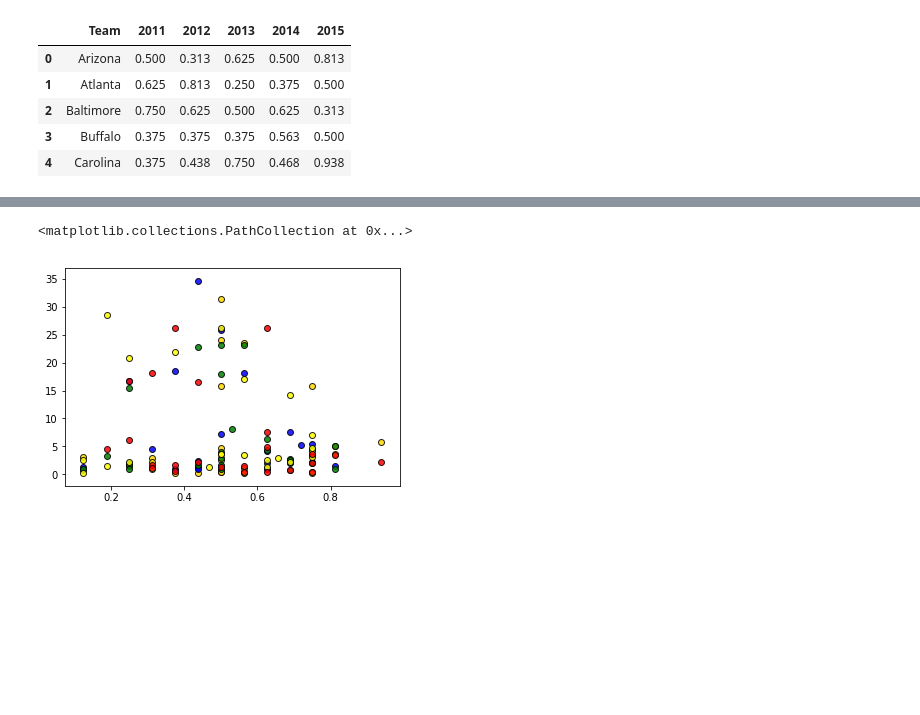
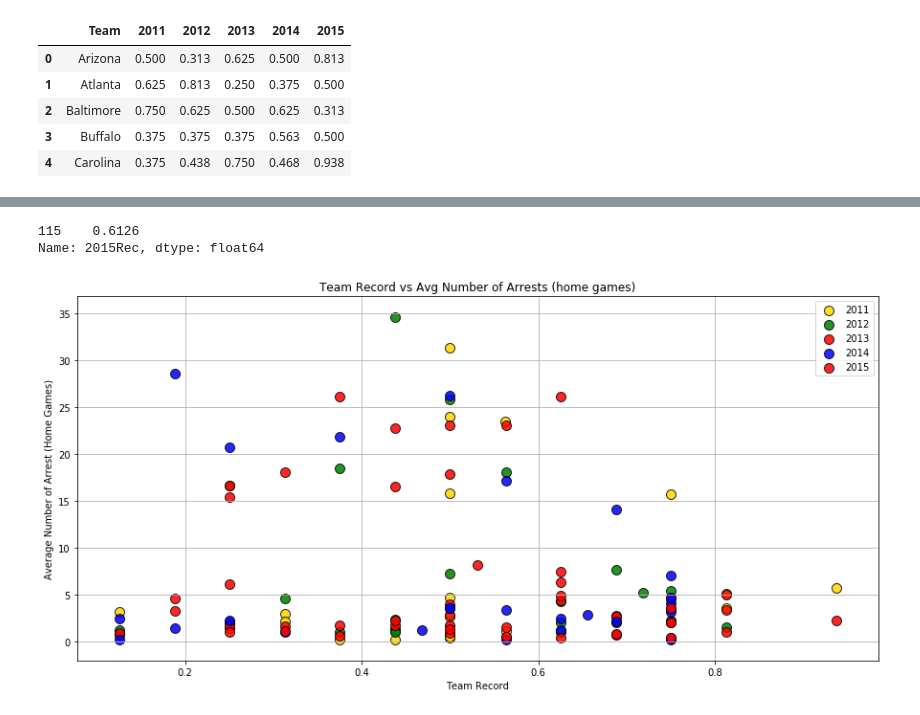
Before and after one commit to erictuscanes/Group-Project, a Jupyter notebook: Untitled.ipynb, the cells around one changed output, grey strips where cells are left out. Saved outputs shown, nothing was run; the diff lists cells and outputs as text; code cells hidden in the pictures; blank space fills up the shorter version.

```diff
--- a/Untitled.ipynb
+++ b/Untitled.ipynb
@@ -56,21 +112,47 @@ plt.scatter(set2015['2015Rec'],set2015['arrests'], marker='o',facecolors='red',e
+# %%
+sanAvg =  fullSet.loc[fullSet['Team'] == 'San Diego']
+sanAvg = sanAvg.loc[sanAvg['season']== 2015]
+sanAvg = sanAvg['2015Rec']
+nyjAvg = fullSet.loc[fullSet['Team'] == 'New York Jets']
+nyjAvg = nyjAvg.loc[nyjAvg['season']== 2015]
+nyjAvg = nyjAvg['2015Rec']
+nygAvg = fullSet.loc[fullSet['Team'] == 'New York Giants']
+nygAvg = nygAvg.loc[nygAvg['season']== 2015]
+nygAvg = nygAvg['2015Rec']
+oakAvg = fullSet.loc[fullSet['Team'] == 'Oakland']
+oakAvg = oakAvg.loc[oakAvg['season']== 2015]
+oakAvg = oakAvg['2015Rec']
+pitAvg = fullSet.loc[fullSet['Team'] == 'Pittsburgh']
+pitAvg = pitAvg.loc[pitAvg['season']== 2015]
+pitAvg = pitAvg['2015Rec']
+pitAvg
+# %% [output]
+115    0.6126
+Name: 2015Rec, dtype: float64
 # %%
 homeArrests = rollingData[["season","home_team","arrests"]]
 homeArrests = homeArrests.rename(columns = {'home_team':"Team"})
 fullSet = pd.merge(homeArrests,recData,how = 'left', on = 'Team')
 fullSet= fullSet.groupby(['season','Team']).mean().dropna().reset_index()
 set2011= fullSet.loc[fullSet['season'] == 2011]
 set2012= fullSet.loc[fullSet['season'] == 2012]
 set2013= fullSet.loc[fullSet['season'] == 2013]
 set2014= fullSet.loc[fullSet['season'] == 2014]
 set2015= fullSet.loc[fullSet['season'] == 2015]
-plt.scatter(set2011['2011'],set2011['arrests'], marker='o',facecolors='gold',edgecolors='black', label = "2011", alpha = 0.85)
-plt.scatter(set2012['2012'],set2012['arrests'], marker='o',facecolors='blue',edgecolors='black', label = "2012", alpha = 0.85)
-plt.scatter(set2013['2013'],set2013['arrests'], marker='o',facecolors='green',edgecolors='black', label = "2013", alpha = 0.85)
-plt.scatter(set2014['2014'],set2014['arrests'], marker='o',facecolors='yellow',edgecolors='black', label = "2014", alpha = 0.85)
-plt.scatter(set2015['2015'],set2015['arrests'], marker='o',facecolors='red',edgecolors='black', label = "2015", alpha = 0.85)
+fig, ax = plt.subplots(figsize=(15,7))
+plt.scatter(set2011['2011'],set2011['arrests'], marker='o', s = 100, facecolors='gold',edgecolors='black', label = "2011", alpha = 0.85)
+plt.scatter(set2012['2012'],set2012['arrests'], marker='o', s = 100, facecolors='green',edgecolors='black', label = "2012", alpha = 0.85)
+plt.scatter(set2013['2013'],set2013['arrests'], marker='o', s = 100, facecolors='red',edgecolors='black', label = "2013", alpha = 0.85)
+plt.scatter(set2014['2014'],set2014['arrests'], marker='o', s = 100, facecolors='blue',edgecolors='black', label = "2014", alpha = 0.85)
+plt.scatter(set2015['2015'],set2015['arrests'], marker='o', s = 100, facecolors='red',edgecolors='black', label = "2015", alpha = 0.85)
+plt.legend()
+
+plt.xlabel('Team Record')
+plt.ylabel('Average Number of Arrest (Home Games)')
+plt.title('Team Record vs Avg Number of Arrests (home games)')
+plt.grid()
 # %% [output]
-<matplotlib.collections.PathCollection at 0x...>
-[figure, old version]
+[figure, new version]
 # %%
 homeArrests = rollingData[["season","home_team","arrests"]]
 homeArrests = homeArrests.rename(columns = {'home_team':"Team"})
```
Also changed, not shown: parts of 12 cells of this notebook.
